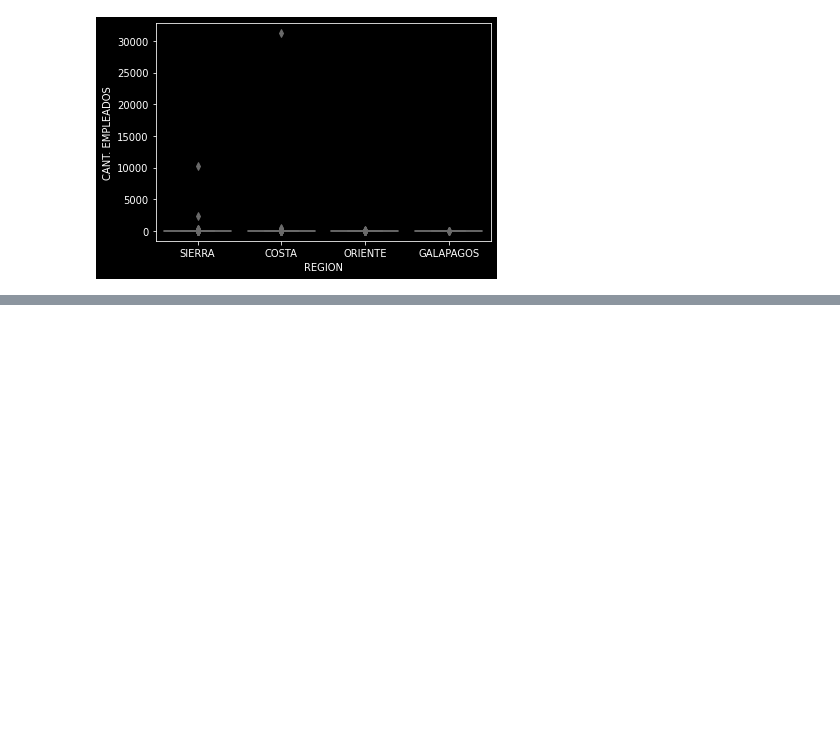
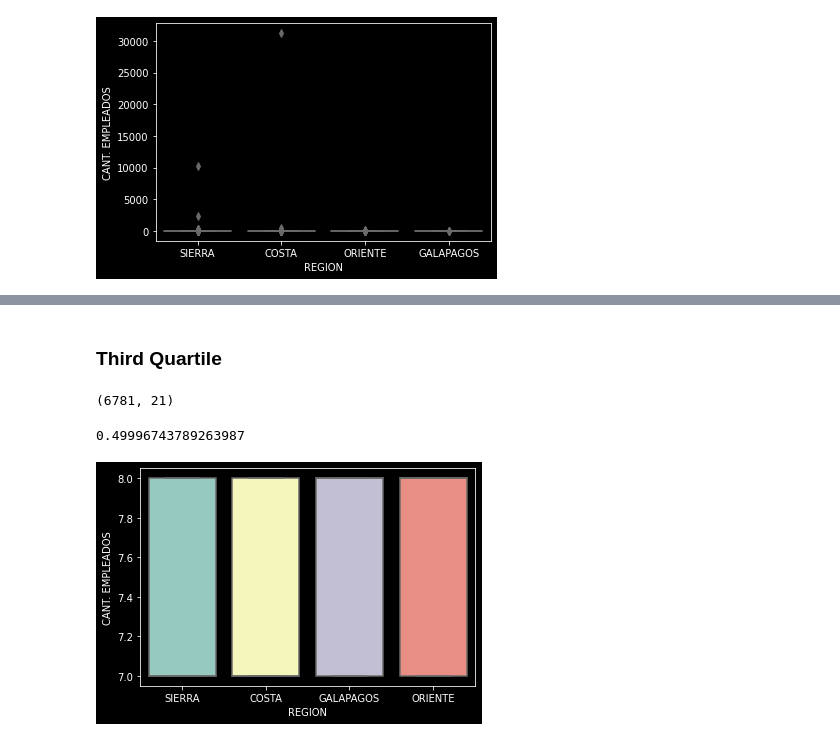
Before and after one commit to JFNebel/ecuadorian-graduates-workforce-mobility, a Jupyter notebook: ProyectoICD.ipynb, the cells around one changed output, grey strips where cells are left out. Saved outputs shown, nothing was run; the diff lists cells and outputs as text; code cells hidden in the pictures; blank space fills up the shorter version.

```diff
--- a/ProyectoICD.ipynb
+++ b/ProyectoICD.ipynb
@@ -292,0 +387,13 @@ With this we can conlcude that there is a huge disparity in employee number in t
+# %% [markdown]
+### Third Quartile
+# %%
+df_q3 = df.loc[df["TAMANO_EMPLEADOS"] == "MEDIANA"]
+df_q3.shape
+# %% [output]
+(6781, 21)
+# %%
+sns.boxplot(x="REGION", y="CANT. EMPLEADOS", data=df_q3)
+df_q3["CANT. EMPLEADOS"].std()
+# %% [output]
+0.49996743789263987
+[figure, added]
```
Also changed, not shown: parts of 37 cells of this notebook.
